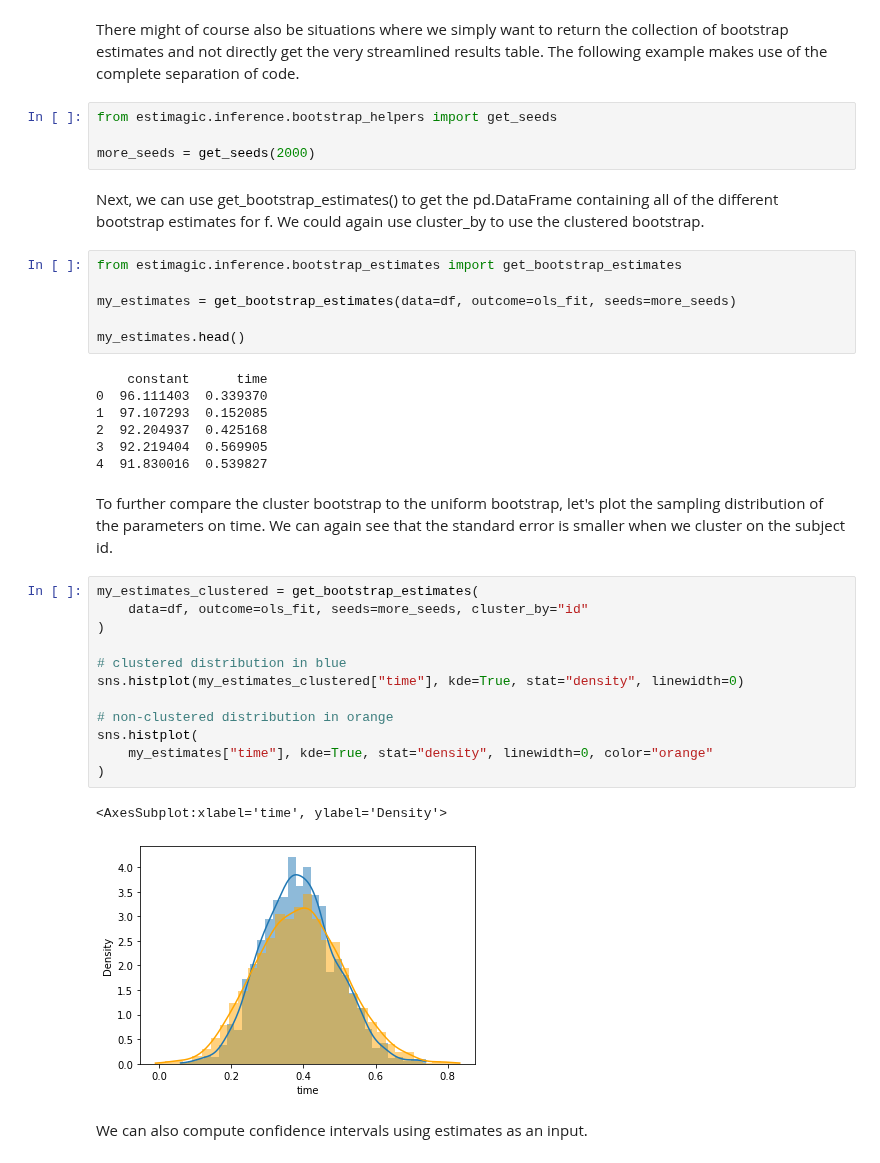
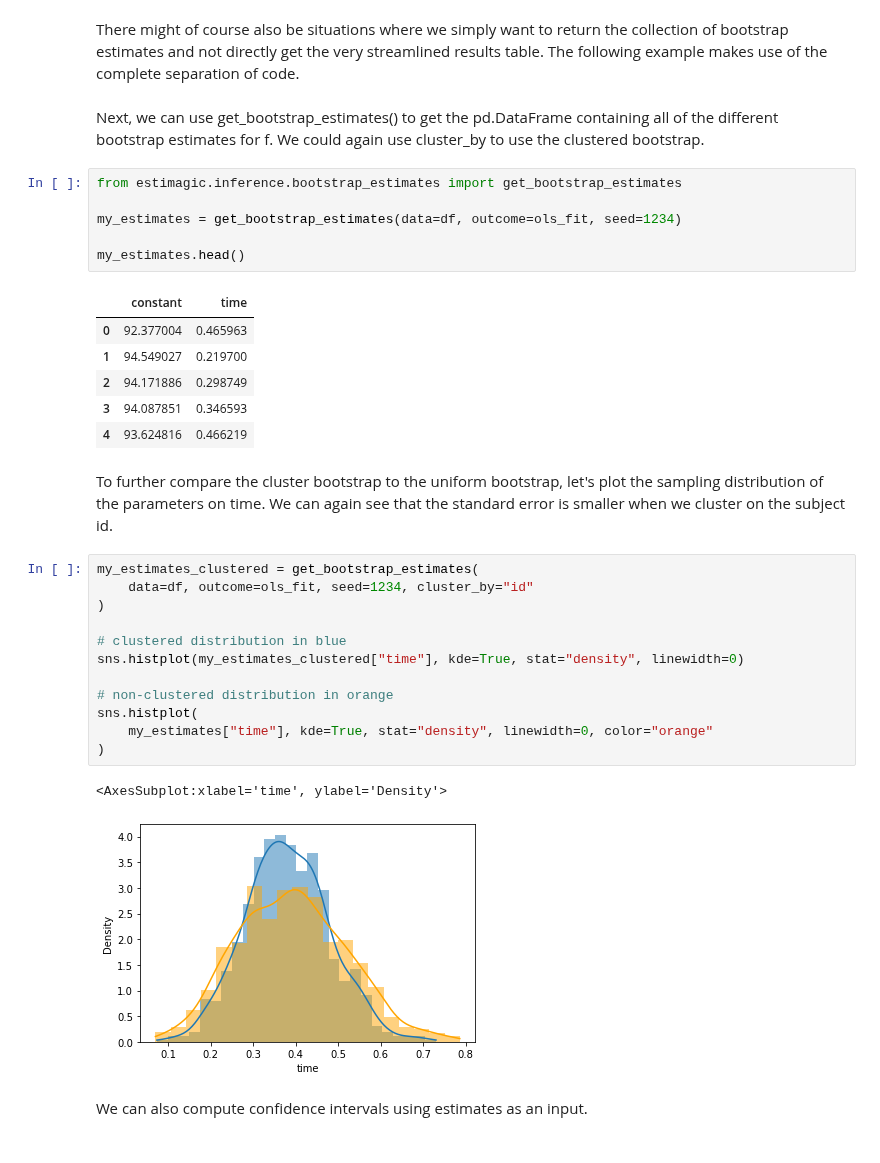
Before and after one commit to optimagic-dev/optimagic, a Jupyter notebook: docs/source/how_to_guides/inference/how_to_do_bootstrap_inference.ipynb, the cells around one changed output. Saved outputs shown, nothing was run; the diff lists cells and outputs as text.

```diff
--- a/docs/source/how_to_guides/inference/how_to_do_bootstrap_inference.ipynb
+++ b/docs/source/how_to_guides/inference/how_to_do_bootstrap_inference.ipynb
@@ -114,42 +114,38 @@ Notes:
 ## A Complete Separation of Code
 # %% [markdown]
 There might of course also be situations where we simply want to return the collection of bootstrap estimates and not directly get the very streamlined results table. The following example makes use of the complete separation of code.
-# %%
-from estimagic.inference.bootstrap_helpers import get_seeds
-
-more_seeds = get_seeds(2000)
 # %% [markdown]
 Next, we can use get_bootstrap_estimates() to get the pd.DataFrame containing all of the different bootstrap estimates for f. We could again use cluster_by to use the clustered bootstrap.
 # %%
 from estimagic.inference.bootstrap_estimates import get_bootstrap_estimates
 
-my_estimates = get_bootstrap_estimates(data=df, outcome=ols_fit, seeds=more_seeds)
+my_estimates = get_bootstrap_estimates(data=df, outcome=ols_fit, seed=1234)
 
 my_estimates.head()
 # %% [output]
-    constant      time
-0  96.111403  0.339370
-1  97.107293  0.152085
-2  92.204937  0.425168
-3  92.219404  0.569905
-4  91.830016  0.539827
+|  | constant | time |
+| 0 | 92.377004 | 0.465963 |
+| 1 | 94.549027 | 0.219700 |
+| 2 | 94.171886 | 0.298749 |
+| 3 | 94.087851 | 0.346593 |
+| 4 | 93.624816 | 0.466219 |
 # %% [markdown]
 To further compare the cluster bootstrap to the uniform bootstrap, let's plot the sampling distribution of the parameters on time. We can again see that the standard error is smaller when we cluster on the subject id.
 # %%
 my_estimates_clustered = get_bootstrap_estimates(
-    data=df, outcome=ols_fit, seeds=more_seeds, cluster_by="id"
+    data=df, outcome=ols_fit, seed=1234, cluster_by="id"
 )
 
 # clustered distribution in blue
 sns.histplot(my_estimates_clustered["time"], kde=True, stat="density", linewidth=0)
 
 # non-clustered distribution in orange
 sns.histplot(
     my_estimates["time"], kde=True, stat="density", linewidth=0, color="orange"
 )
 # %% [output]
 <AxesSubplot:xlabel='time', ylabel='Density'>
-[figure, old version]
+[figure, new version]
 # %% [markdown]
 We can also compute confidence intervals using estimates as an input.
 # %%
```
Also changed, not shown: parts of 7 cells of this notebook, 7 other files.
